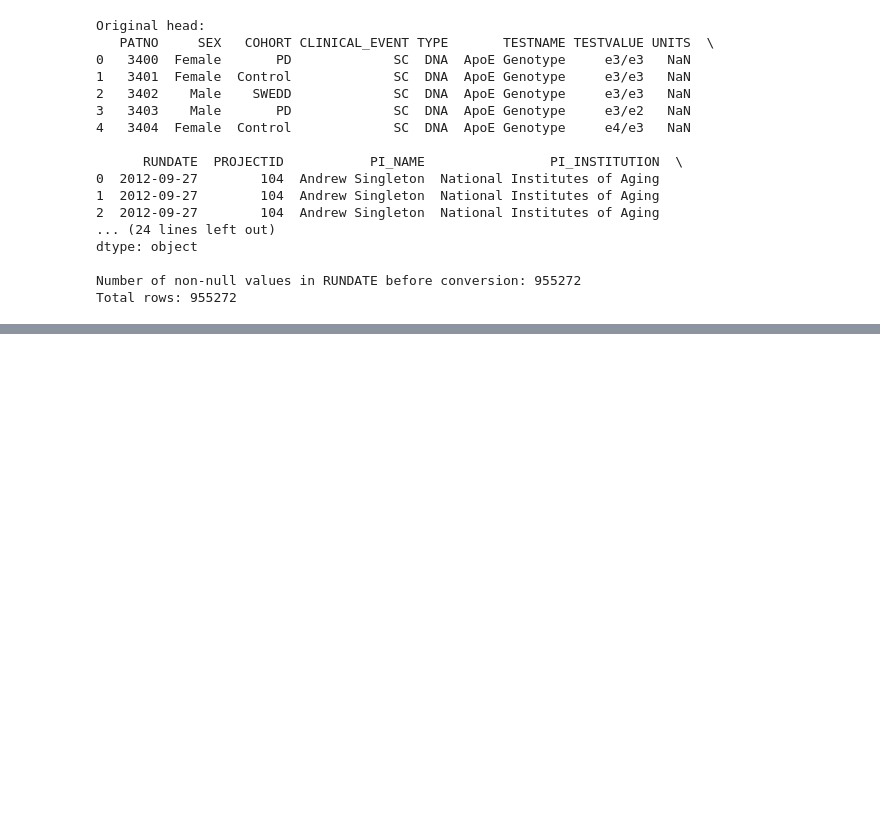
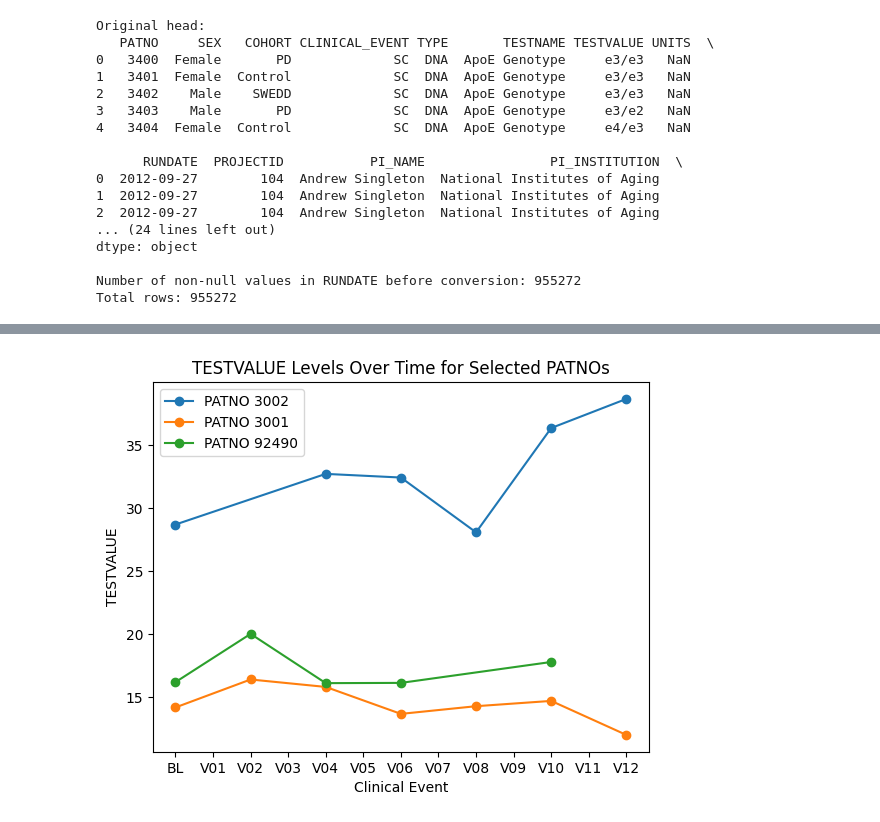
Before and after one commit to LarsHeijnennn/Thesis, a Jupyter notebook: Modelling/Blood-PPMI/BLOOD_CLEANING.ipynb, the cells around one changed output, grey strips where cells are left out. Drawn from its saved outputs; the diff is of its cells as text; code cells hidden in the pictures; blank space fills up the shorter version.

```diff
--- a/Modelling/Blood-PPMI/BLOOD_CLEANING.ipynb
+++ b/Modelling/Blood-PPMI/BLOOD_CLEANING.ipynb
@@ -40,8 +41,7 @@ blood_data['RUNDATE'] = pd.to_datetime(blood_data['RUNDATE'], errors='coerce')
 
 blood_data = blood_data.sort_values(by='PATNO', ascending=True)
 # %%
-blood_data = blood_data.sort_values(by='PATNO', ascending=True)
-blood_data.to_csv('/Users/larsheijnen/Thesis/data/blood/BLOOD_DATE_FORMATTED.csv', index=False)
+# blood_data.to_csv('/Users/larsheijnen/Thesis/data/blood/BLOOD_DATE_FORMATTED.csv', index=False)
 # %%
 print(blood_data['TYPE'].unique())
 # %% [output]
@@ -57,3 +57,15 @@ print(blood_filtered_data_types['TESTNAME'].unique())
 # %%
 blood_filtered_data_types = blood_filtered_data_types.sort_values(by='PATNO', ascending=True)
+blood_filtered_data_types = blood_filtered_data_types[~blood_filtered_data_types['CLINICAL_EVENT'].isin(['ST', 'U01'])]
 blood_filtered_data_types.to_csv('/Users/larsheijnen/Thesis/data/blood/BLOOD_DATE_FORMATTED_CSF_FILTERED.csv', index=False)
+# %%
+# print(blood_filtered_data_types['TYPE'].unique())
+blood_alpha_synuclein = blood_filtered_data_types[blood_filtered_data_types['TESTNAME'].str.contains('CSF Alpha-synuclein', case=False, na=False)]
+blood_pTau = blood_filtered_data_types[blood_filtered_data_types['TESTNAME'].str.contains('pTau', case=False, na=False)]
+
+display(blood_pTau.head())
+display(blood_alpha_synuclein.head())
+
+
+# blood_alpha_synuclein.to_csv('/Users/larsheijnen/Thesis/data/blood/BLOOD_DATE_FORMATTED_CSF_FILTERED_ALPHA.csv', index=False)
+# blood_pTau.to_csv('/Users/larsheijnen/Thesis/data/blood/BLOOD_DATE_FORMATTED_CSF_FILTERED_PTAU.csv', index=False)
@@ -59,0 +95,38 @@ blood_filtered_data_types.to_csv('/Users/larsheijnen/Thesis/data/blood/BLOOD_DAT
+# %%
+import matplotlib.pyplot as plt
+
+# Define the function to plot the data
+def plot_patnos(df, patnos):
+    # Define the event order and mapping
+    event_order = ['BL'] + [f'V{i:02d}' for i in range(1, 13)]  # Adjust range as needed
+    event_map = {event: idx for idx, event in enumerate(event_order)}
+
+    # Filter the data for the specified PATNOs
+    filtered_data = df[df['PATNO'].isin(patnos)]
+
+    # Create a figure and axis
+    fig, ax = plt.subplots()
+
+    # Plot the temporal change for each PATNO
+    for patno in patnos:
+        patient_data = filtered_data[filtered_data['PATNO'] == patno].copy()
+        patient_data['TESTVALUE'] = pd.to_numeric(patient_data['TESTVALUE'], errors='coerce')
+        patient_data['order'] = patient_data['CLINICAL_EVENT'].astype(str).map(event_map)
+        patient_data = patient_data.dropna(subset=['order']).sort_values(by='order')
+        ax.plot(patient_data['order'], patient_data['TESTVALUE'], marker='o', label=f"PATNO {patno}")
+
+    # Set axis labels and ticks
+    ax.set_xticks(list(event_map.values()))
+    ax.set_xticklabels(list(event_map.keys()))
+    ax.set_xlabel("Clinical Event")
+    ax.set_ylabel("TESTVALUE")
+    ax.set_title("TESTVALUE Levels Over Time for Selected PATNOs")
+    ax.legend()
+
+    plt.show()
+
+# Example usage
+selected_patnos = [3002, 3001, 92490]  # Replace with your desired PATNOs
+plot_patnos(blood_pTau, selected_patnos)
+# %% [output]
+[figure, added]
```
Also changed, not shown: parts of 7 cells of this notebook.
